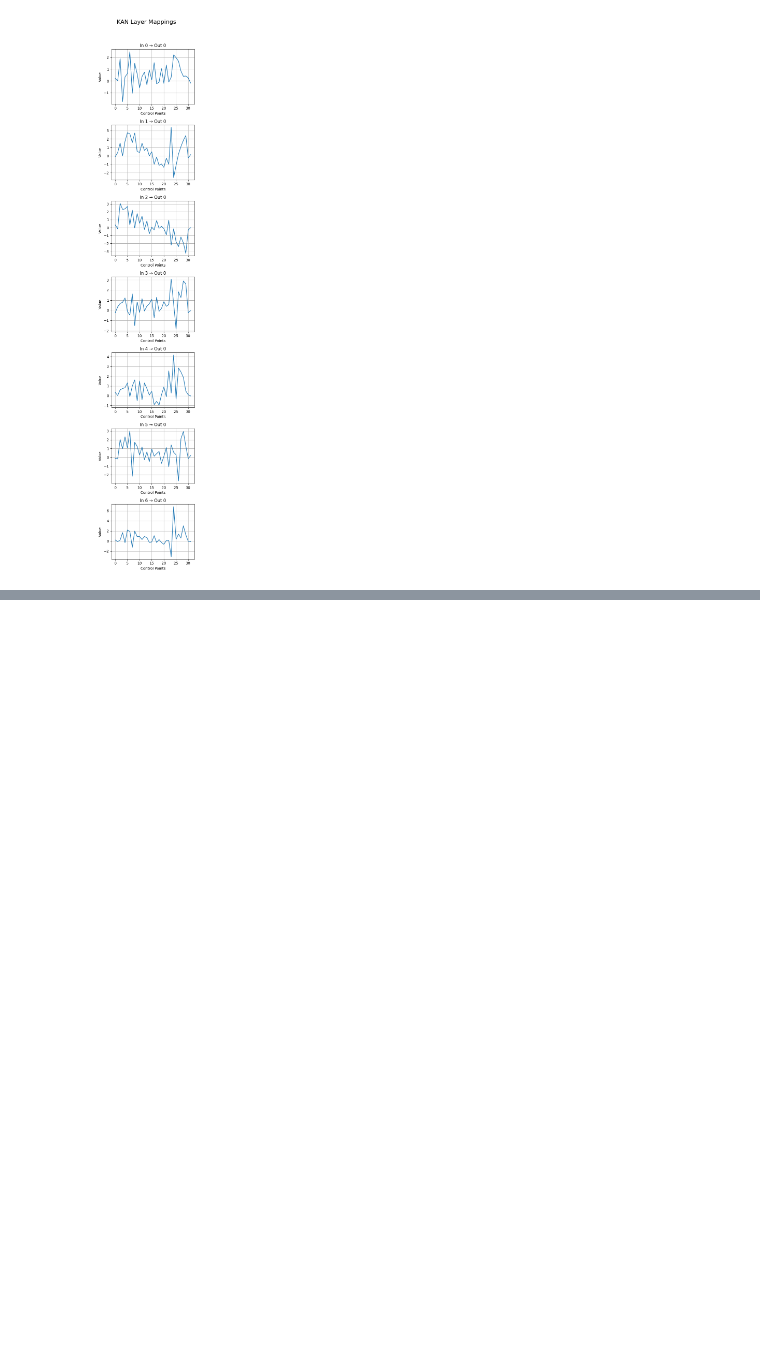
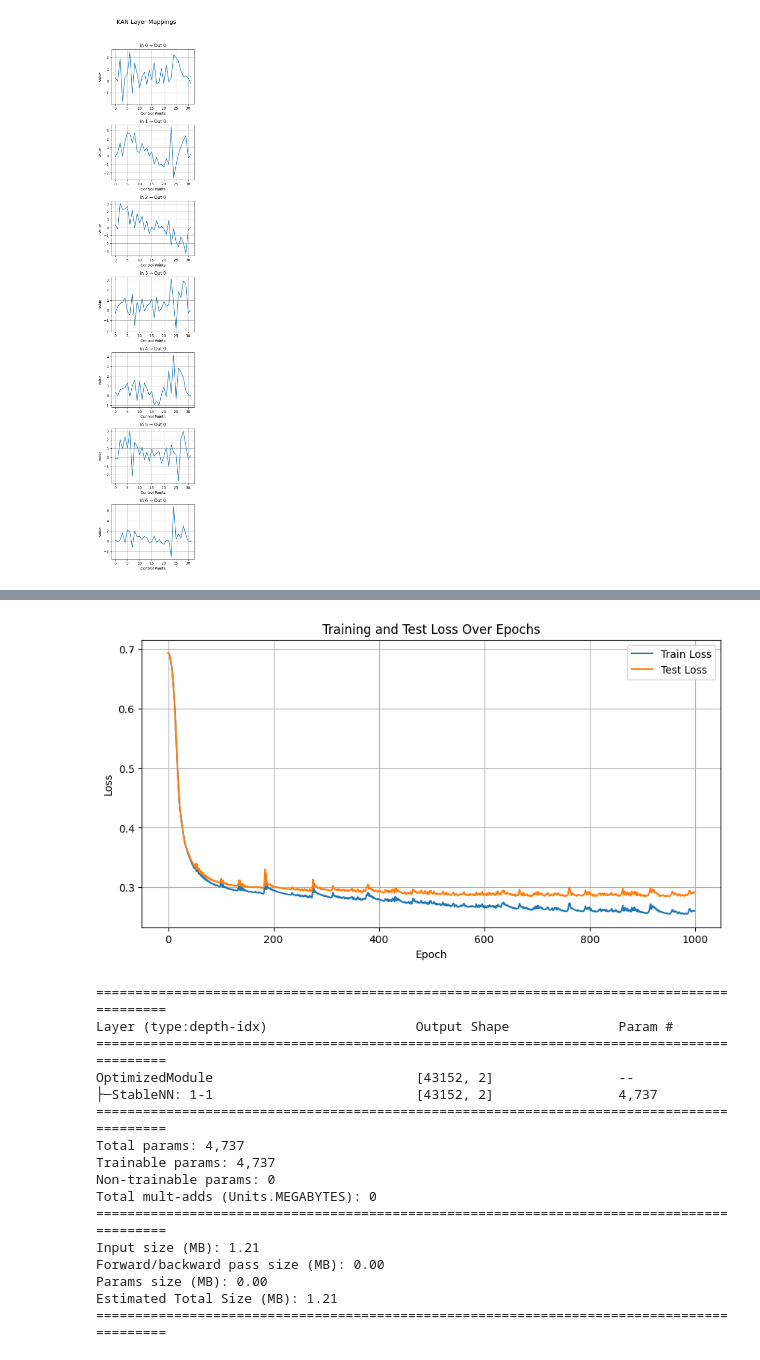
Before and after one commit to catswe/KANditioned, a Jupyter notebook: Benchmarks/KAN.ipynb, the cells around one changed output, grey strips where cells are left out. Saved outputs shown, nothing was run; the diff lists cells and outputs as text; code cells hidden in the pictures; blank space fills up the shorter version.

```diff
--- a/Benchmarks/KAN.ipynb
+++ b/Benchmarks/KAN.ipynb
@@ -308,0 +530,11 @@ for name, module in model.named_modules():
+# %%
+model = torch.compile(StableNN(in_features=X.shape[1], mid_features=64, out_features=1), backend="aot_eager").to(device)
+criterion = nn.CrossEntropyLoss()
+optimizers = [optim.AdamW(model.parameters(), lr=0.001 * 10, weight_decay=0.0)]
+
+for opt in optimizers:
+    for g in opt.param_groups:
+        g.setdefault("base_lr", g["lr"])
+# %%
+train(model, criterion, optimizers, epochs=1000, warmup_epochs=100) # type: ignore
+# %% [output]
@@ -308,0 +558,17 @@ for name, module in model.named_modules():
+[figure, added]
+==========================================================================================
+Layer (type:depth-idx)                   Output Shape              Param #
+==========================================================================================
+OptimizedModule                          [43152, 2]                --
+├─StableNN: 1-1                          [43152, 2]                4,737
+==========================================================================================
+Total params: 4,737
+Trainable params: 4,737
+Non-trainable params: 0
+Total mult-adds (Units.MEGABYTES): 0
+==========================================================================================
+Input size (MB): 1.21
+Forward/backward pass size (MB): 0.00
+Params size (MB): 0.00
+Estimated Total Size (MB): 1.21
+==========================================================================================
```
Also changed, not shown: parts of 7 cells of this notebook, 1 other file.
